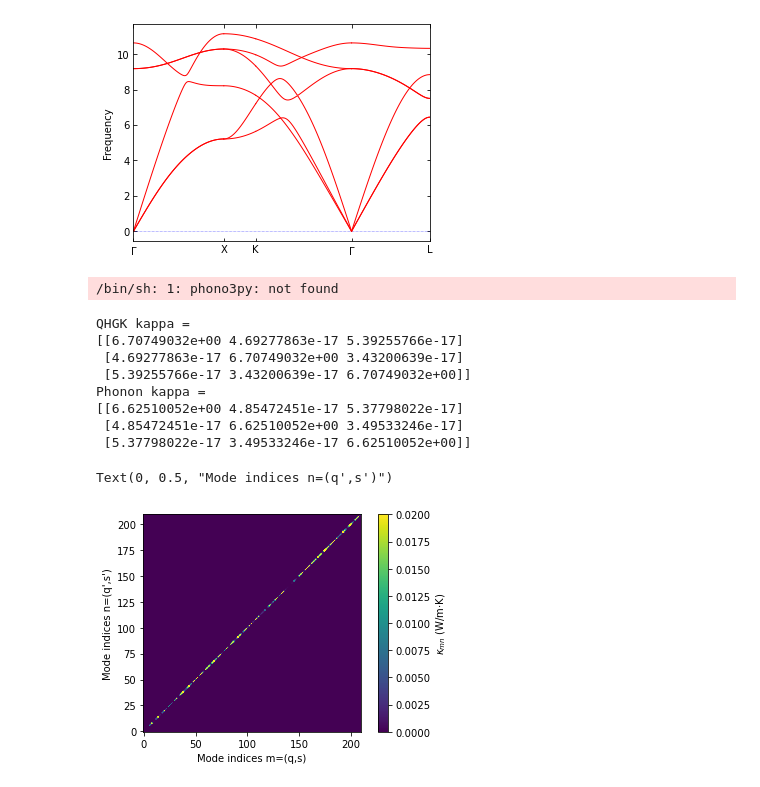
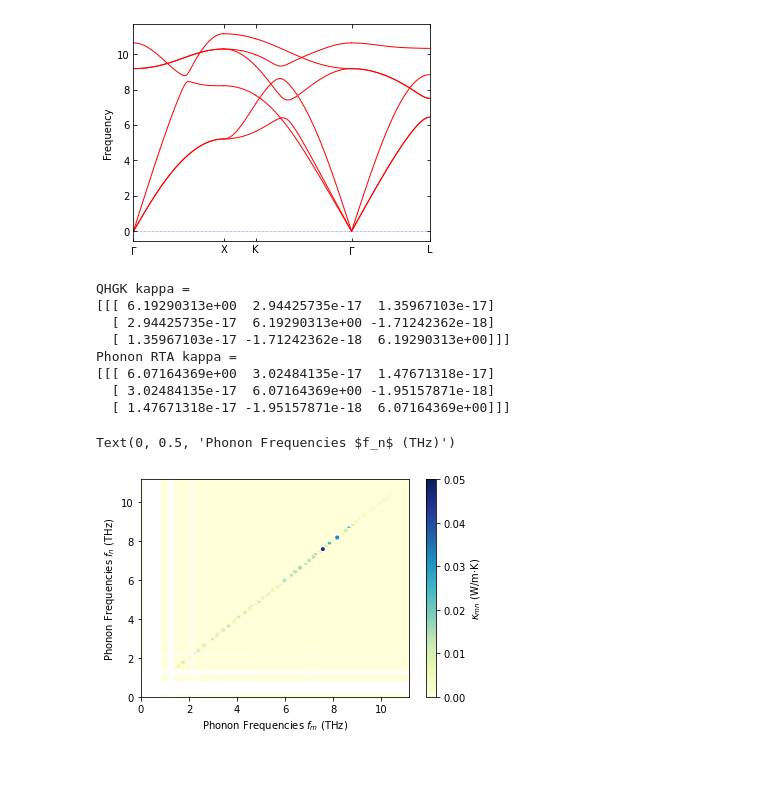
Before and after one commit to xinqian-mit/API_Phonons, a Jupyter notebook: Example_Scripts/EIM_AnHar_QHGK_NaCl/QHGK_EIM_NaCl_phono3py.ipynb, the cells around one changed output. Cells and saved outputs as stored; diff of their text form; code cells hidden in the pictures.

Commit message:
corrected bugs in QHGK

```diff
--- a/Example_Scripts/EIM_AnHar_QHGK_NaCl/QHGK_EIM_NaCl_phono3py.ipynb
+++ b/Example_Scripts/EIM_AnHar_QHGK_NaCl/QHGK_EIM_NaCl_phono3py.ipynb
@@ -26,12 +25,13 @@ import matplotlib.pyplot as plt
 # %%
 # Need to activate phono3py environment.
 #Temperatures = [300] multiple temperatures.
+load_data = True
 T = 300
 Qpoints=np.array([[0.0001,0.0001,1.0],[0.5,0.5,1.0],[3./8,3./8,3./4],[0.0,0.0,0.0],[0.5,0.5,0.5]])
 band_labels=['$\Gamma$','X','K','$\Gamma$','L']
 
 Nrepeat=[3,3,3]
-mesh = [9,9,9]
+mesh = [17,17,17]
 nneigh = 3
 
 poscar = 'POSCAR'
@@ -144,41 +144,42 @@ api_ph.write_phonopy_fc3_hdf5('fc3.hdf5',fc3)
 [figure]
 # %%
 # under construction, compute QHGK thermal conductivity
-kappa_sym,kappa_ph_sym,Kxx_mp,Kyy_mp,Kzz_mp = AF.calc_QHGK_phono3py_at_T(phonon,mesh,T,NAC)
+kappa_sym,kappa_ph_sym,Kxx_mp,Kyy_mp,Kzz_mp,Freqs,weights = AF.calc_QHGK_phono3py_at_T(phonon,mesh,T,NAC,load_data)
-# %% [output]
-/bin/sh: 1: phono3py: not found
 # %%
 print('QHGK kappa = ')
 print(kappa_sym)
-print('Phonon kappa = ')
+print('Phonon RTA kappa = ')
 print(kappa_ph_sym)
 # %% [output]
 QHGK kappa =
-[[6.70749032e+00 4.69277863e-17 5.39255766e-17]
- [4.69277863e-17 6.70749032e+00 3.43200639e-17]
- [5.39255766e-17 3.43200639e-17 6.70749032e+00]]
-Phonon kappa =
-[[6.62510052e+00 4.85472451e-17 5.37798022e-17]
- [4.85472451e-17 6.62510052e+00 3.49533246e-17]
- [5.37798022e-17 3.49533246e-17 6.62510052e+00]]
+[[[ 6.19290313e+00  2.94425735e-17  1.35967103e-17]
+  [ 2.94425735e-17  6.19290313e+00 -1.71242362e-18]
+  [ 1.35967103e-17 -1.71242362e-18  6.19290313e+00]]]
+Phonon RTA kappa =
+[[[ 6.07164369e+00  3.02484135e-17  1.47671318e-17]
+  [ 3.02484135e-17  6.07164369e+00 -1.95157871e-18]
+  [ 1.47671318e-17 -1.95157871e-18  6.07164369e+00]]]
-# %%
-#flatten the Kxx_mp and plot. for NaCl crystals, only the diagonal of kmn should be important.
-
-Nq,Nbrch = Kxx_mp.shape[:2]
-
-Kxx_mp_flat = np.zeros((Nq*Nbrch,Nq*Nbrch))
-
-for iq in range(Nq):
-    Kxx_mp_flat[iq*Nbrch:(iq+1)*Nbrch,iq*Nbrch:(iq+1)*Nbrch] = Kxx_mp[iq]
-
-
-plt.imshow(Kxx_mp_flat)
-plt.colorbar(label='$\kappa_{mn}$ (W/m$\cdot$K)')
-ax = plt.gca()
-ax.invert_yaxis()
-plt.clim([0,0.02])
-plt.xlabel('Mode indices m=(q,s)')
-plt.ylabel('Mode indices n=(q\',s\')')
-# %% [output]
-Text(0, 0.5, "Mode indices n=(q',s')")
-[figure, removed]
+# %%
+# flatten kxx_mp according to freqeuencies.
+
+Nq,Nbrch = Kxx_mp.shape[:2]
+
+Kxx_mp_flat = np.zeros((Nq*Nbrch,Nq*Nbrch))
+Freqs_flat = np.zeros(Nq*Nbrch)
+
+for iq in range(Nq):
+    Freqs_flat[iq*Nbrch:(iq+1)*Nbrch] = Freqs[iq]
+    Kxx_mp_flat[iq*Nbrch:(iq+1)*Nbrch,iq*Nbrch:(iq+1)*Nbrch] = Kxx_mp[iq]
+
+Wm,Wn = np.meshgrid(Freqs_flat,Freqs_flat)
+
+plt.scatter(Wm,Wn,c=Kxx_mp_flat,marker='.',cmap='YlGnBu')
+plt.colorbar(label='$\kappa_{mn}$ (W/m$\cdot$K)')
+plt.clim([0,0.05])
+plt.xlim([0,np.max(Freqs_flat)])
+plt.ylim([0,np.max(Freqs_flat)])
+plt.xlabel('Phonon Frequencies $f_m$ (THz)')
+plt.ylabel('Phonon Frequencies $f_n$ (THz)')
+# %% [output]
+Text(0, 0.5, 'Phonon Frequencies $f_n$ (THz)')
+[figure, added]
```
Also changed, not shown: parts of 1 cell of this notebook, 1 other file.
